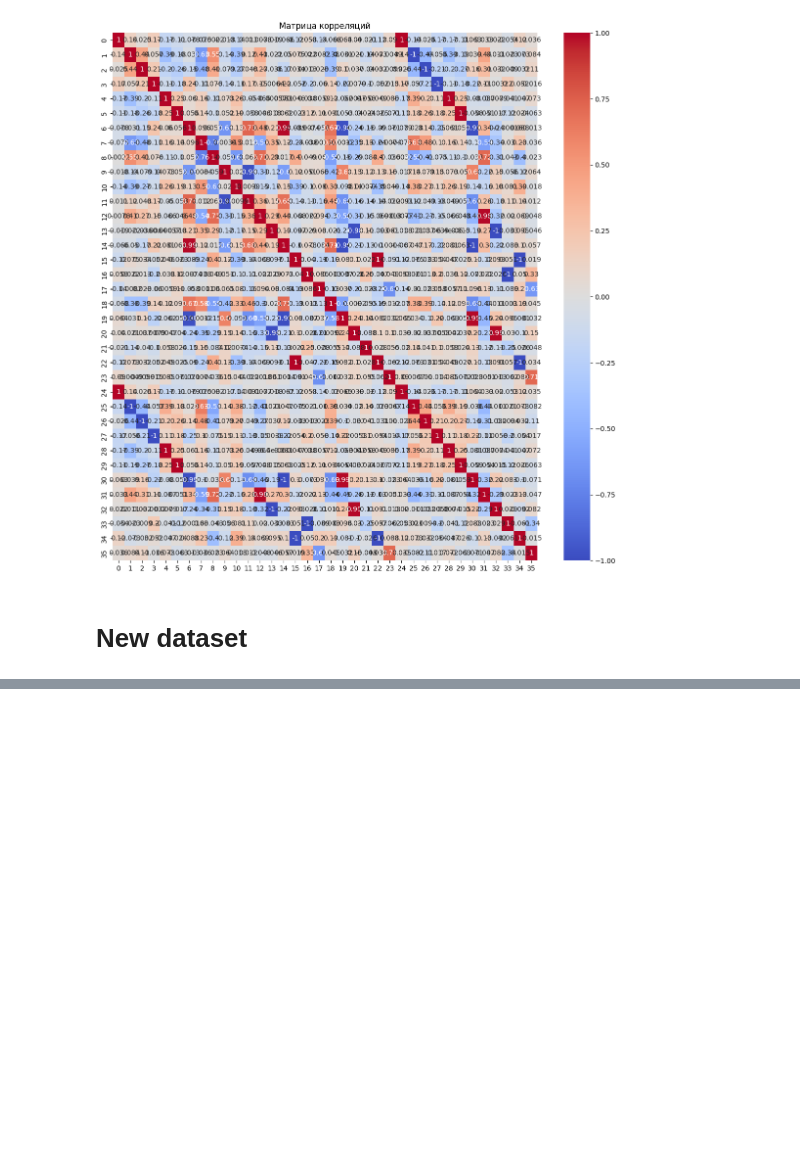
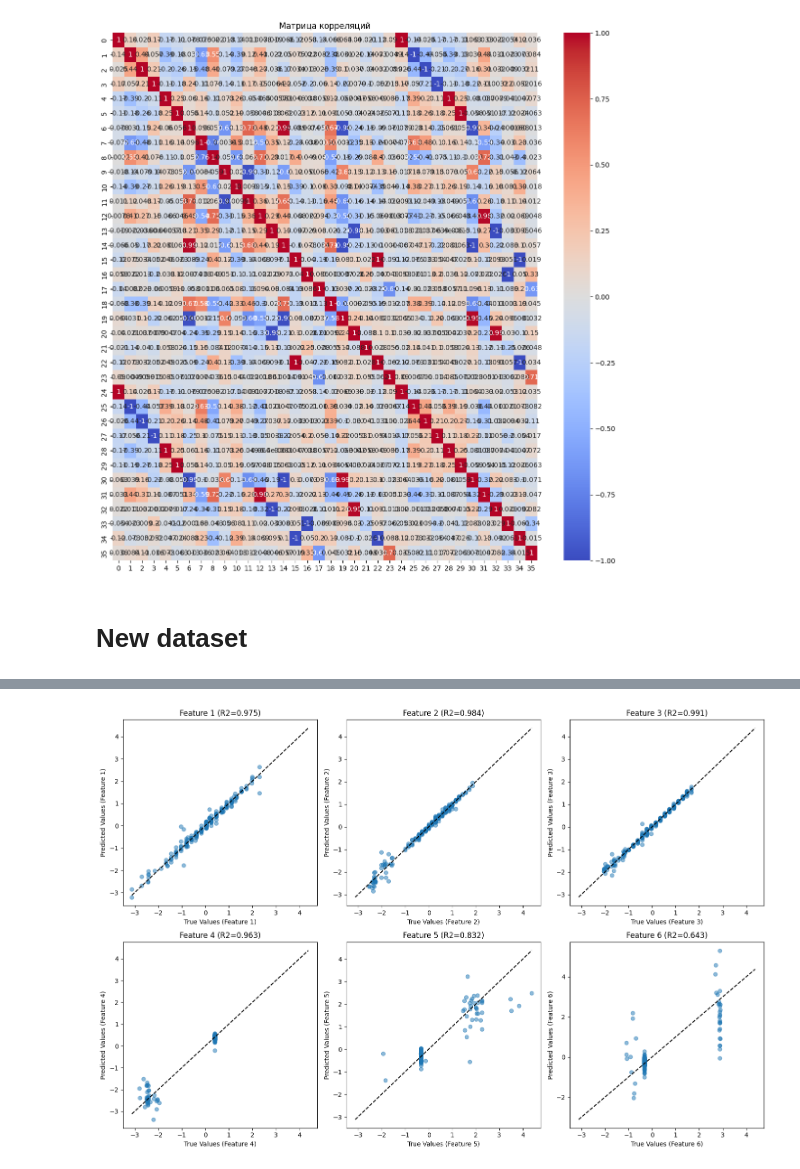
Before and after one commit to sohagutoro/neural_robotics, a Jupyter notebook: notebook/work_in_progress.ipynb, the cells around one changed output, grey strips where cells are left out. Drawn from its saved outputs; the diff is of its cells as text; code cells hidden in the pictures; blank space fills up the shorter version.

```diff
--- a/notebook/work_in_progress.ipynb
+++ b/notebook/work_in_progress.ipynb
@@ -306,7 +363,7 @@ from sklearn.model_selection import train_test_split
 
 
 train_df, test_df = train_test_split(
-    result2,
+    result2_scaled,
     test_size=0.3,          # Доля тестовой выборки (30%)
     random_state=42,        # Фиксируем случайность для воспроизводимости
     shuffle=True            # Перемешивание данных перед разбиением (по умолчанию True)
@@ -314,4 +371,5 @@ train_df, test_df = train_test_split(
 
 print("Train shape:", train_df.shape)
 print("Test shape:", test_df.shape)
+train_df
 # %% [output]
@@ -330,11 +403,0 @@ model.fit(X_train, y_train)
-# %%
-from sklearn.linear_model import Lasso
-
-X_train = train_df.iloc[:, :11]
-y_train = train_df.iloc[:, 12:17]
-
-X_test = test_df.iloc[:, :11]
-y_test = test_df.iloc[:, 12:17]
-
-model = Lasso()
-model.fit(X_train, y_train)
@@ -375,7 +436,7 @@ class SimpleModel(nn.Module):
         super(SimpleModel, self).__init__()
         self.fc1 = nn.Linear(12, 64)   # Входной слой: 6 -> 64 нейрона
         self.fc2 = nn.Linear(64, 32)  # Скрытый слой: 64 -> 32 нейрона
-        self.fc3 = nn.Linear(32, 4)   # Выходной слой: 32 -> 3 нейрона (x, y, z)
+        self.fc3 = nn.Linear(32, 6)   # Выходной слой: 32 -> 3 нейрона (x, y, z)
 
     def forward(self, x):
         x = F.relu(self.fc1(x))  # Активация ReLU после первого слоя
@@ -398,7 +466,7 @@ X_train.head()
 # %%
 criterion = nn.MSELoss()  # Функция потерь MSE
 optimizer = optim.Adam(model.parameters(), lr=0.001)  # Оптимизатор Adam
-num_epochs = 50  # Количество эпох
+num_epochs = 300  # Количество эпох
 # %%
 train_data = TensorDataset(torch.FloatTensor(X_train.to_numpy()), torch.FloatTensor(y_train.to_numpy()))
 test_data = TensorDataset(torch.FloatTensor(X_test.to_numpy()), torch.FloatTensor(y_test.to_numpy()))
@@ -452,0 +517,75 @@ Epoch 50/50, Loss: 309743.7336
+# %%
+import numpy as np
+import matplotlib.pyplot as plt
+from sklearn.metrics import r2_score, mean_squared_error, mean_absolute_error, explained_variance_score
+
+# 1. Предсказание на тестовых данных
+model.eval()  # Переводим модель в режим оценки
+all_targets = []
+all_predictions = []
+
+with torch.no_grad():
+    for inputs, targets in test_loader:
+        outputs = model(inputs)
+        all_targets.append(targets.numpy())
+        all_predictions.append(outputs.numpy())
+
+# Конвертируем в numpy массивы
+y_true = np.vstack(all_targets)
+y_pred = np.vstack(all_predictions)
+
+# 2. Вычисление метрик для каждого целевого признака
+metrics = {
+    'R2': r2_score,
+    'MSE': mean_squared_error,
+    'MAE': mean_absolute_error,
+    'Explained Variance': explained_variance_score
+}
+
+results = {}
+for metric_name, metric_fn in metrics.items():
+    results[metric_name] = [metric_fn(y_true[:, i], y_pred[:, i]) for i in range(y_true.shape[1])]
+
+# 3. Вывод результатов в таблице
+print(f"{'Metric':<20} {'Feature 1':<12} {'Feature 2':<12} {'Feature 3':<12} {'Feature 4':<12}")
+print("-" * 65)
+for metric, values in results.items():
+    print(f"{metric:<20}", end="")
+    for val in values:
+        print(f"{val:.4f}".ljust(12), end="")
+    print()
+
+# 4. Визуализация результатов
+plt.figure(figsize=(15, 10))
+
+# График истинных vs предсказанных значений
+for i in range(6):
+    plt.subplot(2, 3, i+1)
+    plt.scatter(y_true[:, i], y_pred[:, i], alpha=0.5)
+    plt.plot([y_true.min(), y_true.max()], [y_true.min(), y_true.max()], 'k--')
+    plt.xlabel(f'True Values (Feature {i+1})')
+    plt.ylabel(f'Predicted Values (Feature {i+1})')
+    plt.title(f'Feature {i+1} (R2={results["R2"][i]:.3f})')
+
+plt.tight_layout()
+plt.show()
+
+# 5. Дополнительные метрики (по всем признакам)
+print("\nДополнительные метрики:")
+print(f"Средний R2: {np.mean(results['R2']):.4f}")
+print(f"Средний MSE: {np.mean(results['MSE']):.4f}")
+print(f"Средний MAE: {np.mean(results['MAE']):.4f}")
+print(f"Объясненная дисперсия: {explained_variance_score(y_true, y_pred, multioutput='uniform_average'):.4f}")
+
+# 6. Гистограмма ошибок
+errors = y_pred - y_true
+plt.figure(figsize=(12, 6))
+for i in range(6):
+    plt.hist(errors[:, i], bins=30, alpha=0.5, label=f'Feature {i+1}')
+plt.axvline(x=0, color='k', linestyle='--')
+plt.xlabel('Ошибка предсказания')
+plt.ylabel('Частота')
+plt.title('Распределение ошибок по признакам')
+plt.legend()
+plt.show()
+# %% [output]
@@ -452,0 +598 @@ Epoch 50/50, Loss: 309743.7336
+[figure, added]
```
Also changed, not shown: parts of 16 cells of this notebook, 1 other file.
